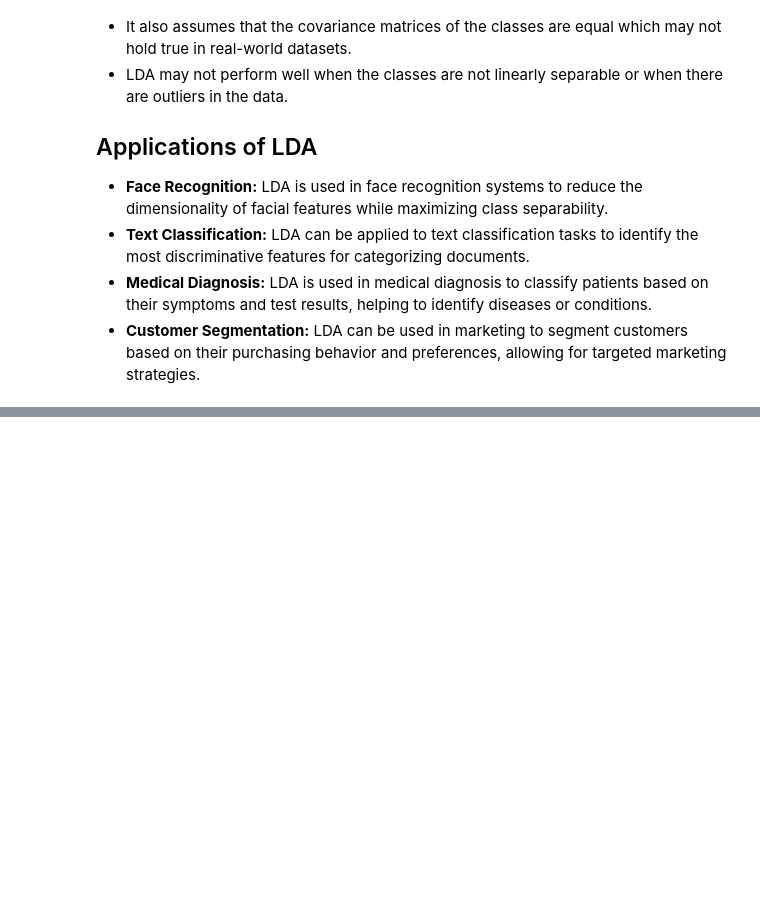
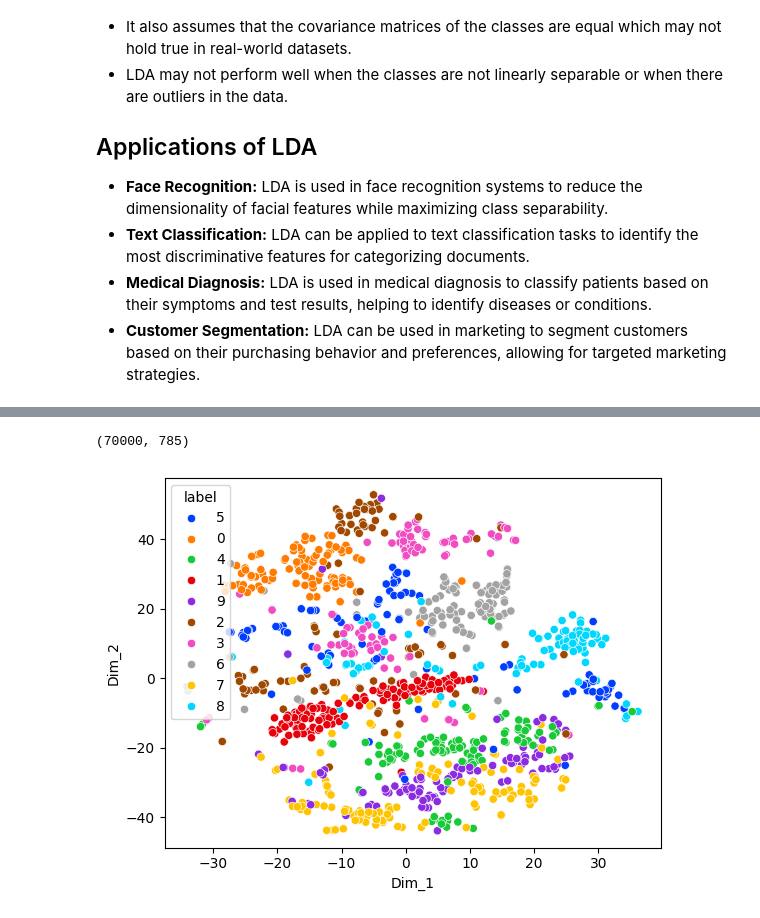
Before and after one commit to itsluckysharma01/Applied-Python-for-AI-ML-DL, a Jupyter notebook: I01_Dimensionality_Reduction.ipynb, the cells around one changed output, grey strips where cells are left out. Drawn from its saved outputs; the diff is of its cells as text; code cells hidden in the pictures; blank space fills up the shorter version.

```diff
--- a/I01_Dimensionality_Reduction.ipynb
+++ b/I01_Dimensionality_Reduction.ipynb
@@ -453,0 +466,18 @@ plt.show()
+# %%
+import numpy as np
+import pandas as pd
+import seaborn as sn
+import matplotlib.pyplot as plt
+from sklearn.manifold import TSNE
+from sklearn.preprocessing import StandardScaler
+from sklearn.datasets import fetch_openml
+
+mnist = fetch_openml('mnist_784', version=1)
+
+d = mnist.data
+l = mnist.target
+
+df = pd.DataFrame(d)
+df['label'] = l
+
+print(df.head(4))
@@ -453,0 +504,25 @@ plt.show()
+# %%
+# Standarze the data
+from sklearn.preprocessing import StandardScaler
+
+standardized_data = StandardScaler().fit_transform(df)
+print(standardized_data.shape)
+# %% [output]
+(70000, 785)
+# %%
+data_1000 = standardized_data[0:1000, :]
+labels_1000 = l[0:1000]
+
+model = TSNE(n_components = 2, random_state = 0)
+
+tsne_data = model.fit_transform(data_1000)
+
+tsne_data = np.vstack((tsne_data.T, labels_1000)).T
+tsne_df = pd.DataFrame(data = tsne_data,
+     columns =("Dim_1", "Dim_2", "label"))
+
+sn.scatterplot(data=tsne_df, x='Dim_1', y='Dim_2',
+               hue='label', palette="bright")
+plt.show()
+# %% [output]
+[figure, added]
```
Also changed, not shown: parts of 25 cells of this notebook.
